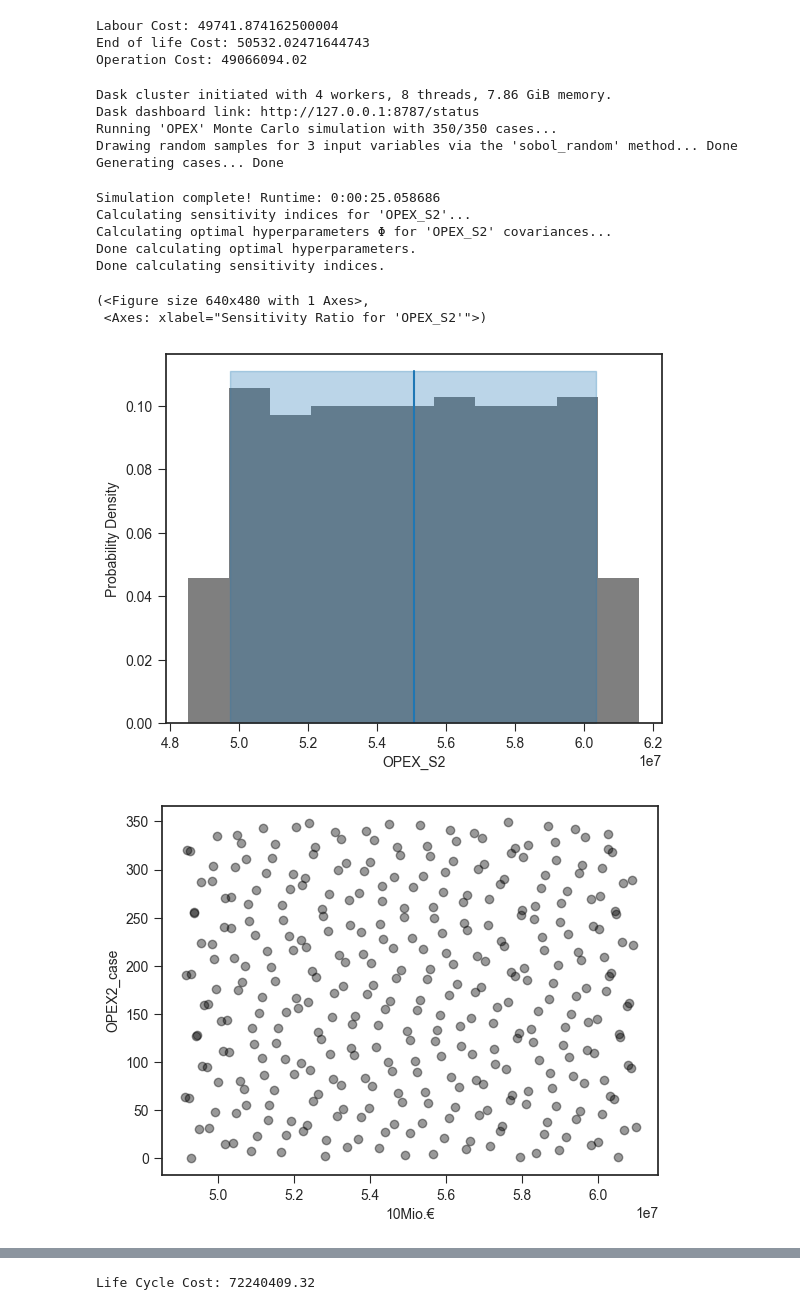
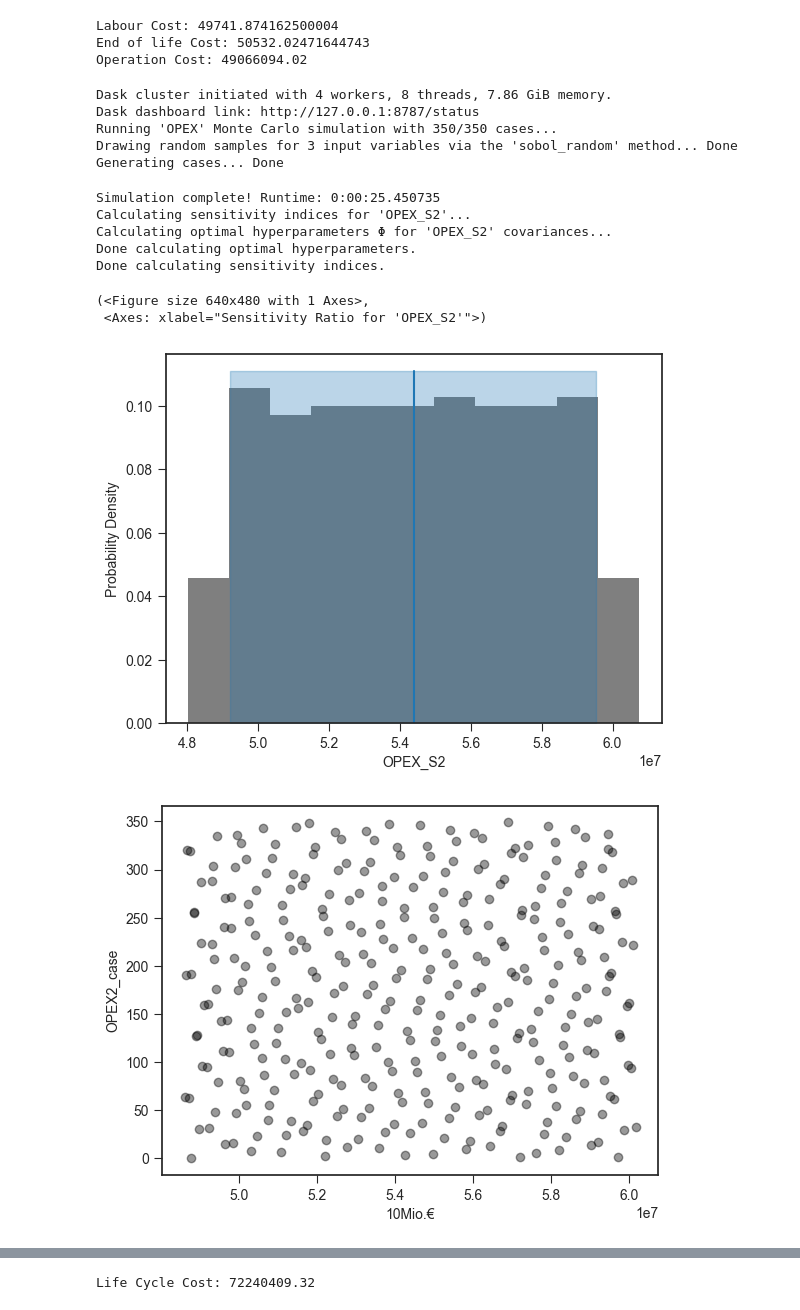
Before and after one commit to LCC-Tool/LCC_Tool_5MW-PEMWE, a Jupyter notebook: LCC_tool.ipynb, the cells around one changed output, grey strips where cells are left out. Cells and saved outputs as stored; diff of their text form; code cells hidden in the pictures.

```diff
--- a/LCC_tool.ipynb
+++ b/LCC_tool.ipynb
@@ -1567,7 +1567,7 @@ sim = mc.Sim(name='OPEX', ndraws=n_invests,
 
 # Variables used in the simulation
 # By manually change loc and scale can manage the uncertainty of the cost
-sim.addInVar(name='Resources cost', dist=uniform, distkwargs={'loc': 49000000, 'scale': 11900000})
+sim.addInVar(name='Resources cost', dist=uniform, distkwargs={'loc': 48500000, 'scale': 11580000})
 sim.addInVar(name='OPEX labour cost', dist=uniform, distkwargs={'loc': 45000, 'scale': 10000})
 sim.addInVar(name='EoL cost', dist=uniform, distkwargs={'loc': 50000, 'scale': 2000})
 
@@ -1578,36 +1578,36 @@ sim.runSim()
 # Calculate the mean and 5-95th percentile
 # statistics for the dice sum
 sim.outvars['OPEX_S2'].addVarStat('mean')
 sim.outvars['OPEX_S2'].addVarStat('percentile', {'p':[0.05, 0.95]})
 # Plots a histogram of the dice sum
 mc.plot(sim.outvars['OPEX_S2'])
 # Creates a scatter plot of the sum vs the roll
 # number, showing randomness
 mc.plot(sim.outvars['OPEX_S2'],
 sim.outvars['OPEX2_case'])
 
 # add Mio.€ in
 plt.xlabel('10Mio.€')
 
 # Calculate the sensitivity of the dice sum to
 # each of the input variables
 sim.calcSensitivities('OPEX_S2')
 sim.outvars['OPEX_S2'].plotSensitivities()
 # %% [output]
 Dask cluster initiated with 4 workers, 8 threads, 7.86 GiB memory.
 Dask dashboard link: http://127.0.0.1:8787/status
 Running 'OPEX' Monte Carlo simulation with 350/350 cases...
 Drawing random samples for 3 input variables via the 'sobol_random' method... Done
 Generating cases... Done
-Simulation complete! Runtime: 0:00:25.058686
+Simulation complete! Runtime: 0:00:25.450735
 Calculating sensitivity indices for 'OPEX_S2'...
 Calculating optimal hyperparameters Φ for 'OPEX_S2' covariances...
 Done calculating optimal hyperparameters.
 Done calculating sensitivity indices.
 (<Figure size 640x480 with 1 Axes>,
  <Axes: xlabel="Sensitivity Ratio for 'OPEX_S2'">)
-[figure, old version]
+[figure, new version]
-[figure, old version]
+[figure, new version]
 [figure]
 # %%
 # If:
```
Also changed, not shown: parts of 1 cell of this notebook.
